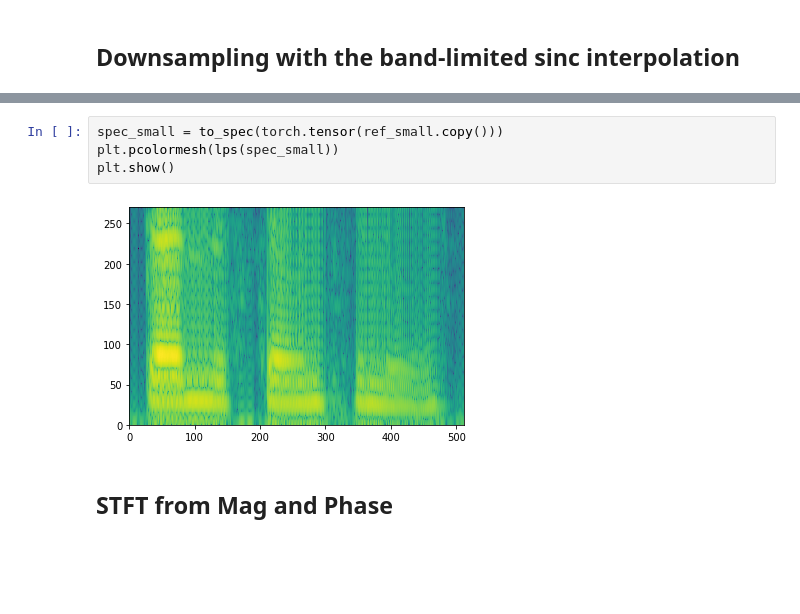
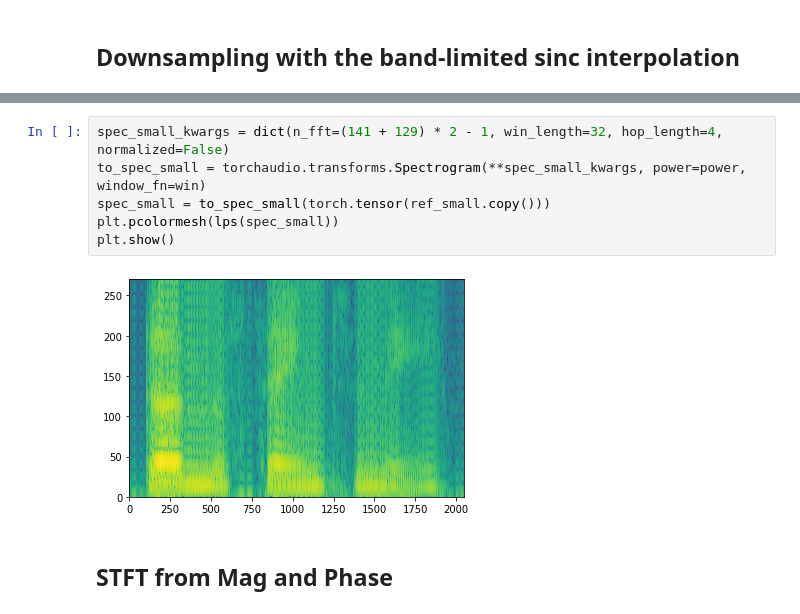
Before and after one commit to svdcvt/rasengan, a Jupyter notebook: model.ipynb, the cells around one changed output, grey strips where cells are left out. Drawn from its saved outputs; the diff is of its cells as text; blank space fills up the shorter version.

```diff
--- a/model.ipynb
+++ b/model.ipynb
@@ -255,9 +256,11 @@ plt.show()
-# %%
-spec_small = to_spec(torch.tensor(ref_small.copy()))
-plt.pcolormesh(lps(spec_small))
-plt.show()
-# %% [output]
-[figure, removed]
+# %%
+spec_small_kwargs = dict(n_fft=(141 + 129) * 2 - 1, win_length=32, hop_length=4, normalized=False)
+to_spec_small = torchaudio.transforms.Spectrogram(**spec_small_kwargs, power=power, window_fn=win)
+spec_small = to_spec_small(torch.tensor(ref_small.copy()))
+plt.pcolormesh(lps(spec_small))
+plt.show()
+# %% [output]
+[figure, added]
 # %% [markdown]
 ## STFT from Mag and Phase
 # %%
```
Also changed, not shown: parts of 26 cells of this notebook.
